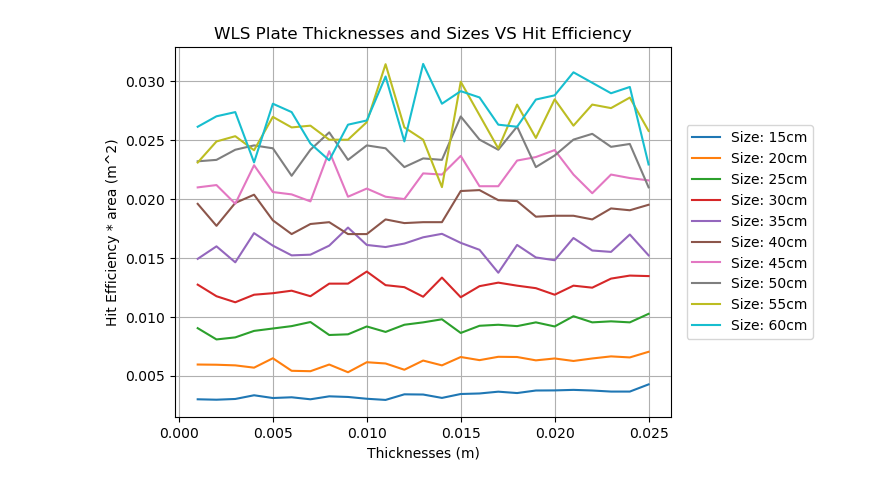
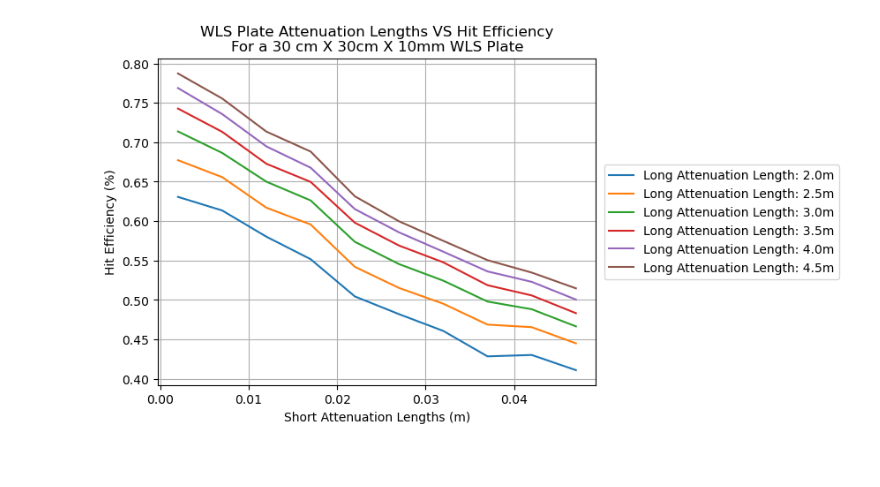
Before and after one commit to Jazcess/WlsMonteCarloSimulations, a Jupyter notebook: wlsPlateAnalysis.ipynb, the cells around one changed output. Cells and saved outputs as stored; diff of their text form; code cells hidden in the pictures; blank space fills up the shorter version.

```diff
--- a/wlsPlateAnalysis.ipynb
+++ b/wlsPlateAnalysis.ipynb
@@ -5,10 +5,18 @@ import matplotlib.pyplot as plt
 import math
 
 
-nruns = 1000
+nruns = 4000
 
-thicknesses = np.arange(1e-3,26e-3,1e-3) #mm
-sizes = np.arange(15e-2,61e-2,5e-2) #cm
+thicknesses = np.arange(1,26,4) #mm
+sizes = np.arange(15,61,5) #cm
+
+satls = np.arange(2*1e-3,50*1e-3,5*1e-3) #m
+latls = np.arange(2,5,0.5) #m
+
+size = 30
+thickness = 10
+satl = 0.01  # Short attenuation length
+latl = 3.5  # Long attenuation length
 
 rx, ry, rz = 0.0762/2, 40e-3, 0.0762/2  # PMT radii
 area_half_pmt = (math.pi * rx**2)/2 #circle
@@ -19,46 +27,52 @@ all_times = []
 dist = []
 
 
 
 
-for s in sizes:
+#for s in sizes:
+for la in latls:
 
     hit_eff = []
     det_av_time = []
-    area_half_wls = (s**2)/2
+    area_half_wls = ((size*1e-2)**2)/2
     area_total = area_half_wls - area_half_pmt
     #print(area_total)
 
-    for t in thicknesses:
+    #for th in thicknesses:
+    for sa in satls:
 
-        vol_half_wls = (t * s**2)/2
+        vol_half_wls = ((thickness*1e-3) * (size*1e-2)**2)/2
         vol_total = vol_half_wls - vol_half_pmt
         #print(vol_total)
 
 
-        path = 'outputs/'
-        out_file = path + 'sim_output_' + str(int(t*1e+3)) + 'mm_' + str(int(s*1e+2)) + 'cm' + '.txt'
+        #path = 'outputs/'
+        #out_file = path + 'sim_output_' + str(int(thickness*1e+3)) + 'mm_' + str(int(size*1e+2)) + 'cm' + '.txt'
+        path = 'outputs/atls/seed(1)_blue_reflects/' + str(thickness) + 'mm_' + str(size) + 'cm_'
+        out_file = path + 'sim_output_' + str(sa) + '_m' + str(la) + '_m.txt'
+        #out_file = path + 'sim_output_' + str(satl) + '_m' + str(latl) + '_m.txt'
         out_data = np.genfromtxt(out_file, names=True, delimiter=';', dtype=None, encoding=None) #read data
         hits = np.where(out_data['Hit_coordinate_m'] != '[]')[0]
         det_times_ = out_data[hits]['Time_s']
         all_times_ = out_data['Time_s']
         det_times.append(det_times_)
         all_times.append(all_times_)
         det_av_time.append(np.mean(det_times_))
-        hit_eff.append((len(hits)/nruns)* area_total)
+        hit_eff.append((len(hits)/nruns) )
         dist.append(out_data['Total_distance_m'])
 
-    #plt.plot(thicknesses,det_av_time, label = 'Size: ' + str(int(s*1e+2)) + 'cm')
-    plt.plot(thicknesses,hit_eff, label = 'Size: ' + str(int(s*1e+2)) + 'cm')
+    #plt.plot(thicknesses,hit_eff, label = 'Size: ' + str(int(s)) + 'cm')
+    plt.plot(satls,hit_eff, label = 'Long Attenuation Length: ' + str(la) + 'm')
 
 
-plt.xlabel("Thicknesses (m)")
-plt.ylabel("Hit Efficiency * area (m^2)")
-plt.title("WLS Plate Thicknesses and Sizes VS Hit Efficiency")
-# plt.ylabel("Time (s)")
-# plt.title("WLS Plate Thicknesses and Sizes VS Average Detection Time")
-plt.legend(loc='center right', bbox_to_anchor=(1.3, 0.5))
+#plt.xlabel("Thicknesses (mm)")
+plt.xlabel("Short Attenuation Lengths (m)")
+#plt.ylabel("Hit Efficiency * area (m^2)")
+plt.ylabel("Hit Efficiency (%)")
+plt.title("WLS Plate Attenuation Lengths VS Hit Efficiency\nFor a 30 cm X 30cm X 10mm WLS Plate")
+#plt.title("WLS Plate Thicknesses and Sizes VS Hit Efficiency")
+plt.legend(loc='center right', bbox_to_anchor=(1.57, 0.5))
 plt.grid()
 plt.show()
 # %% [output]
-[figure, old version]
+[figure, new version]
```
Also changed, not shown: parts of 5 cells of this notebook, 1 other file.
